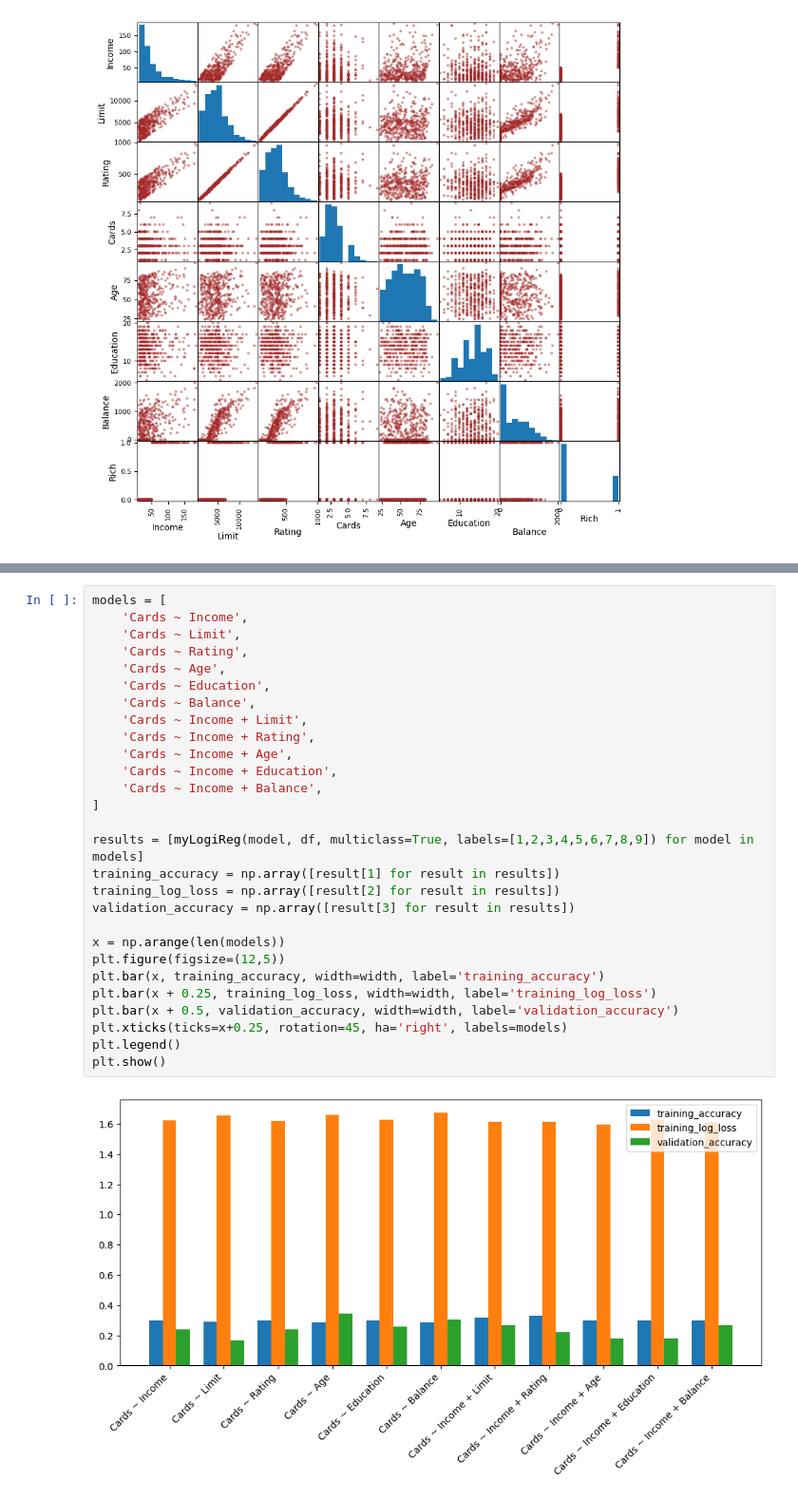
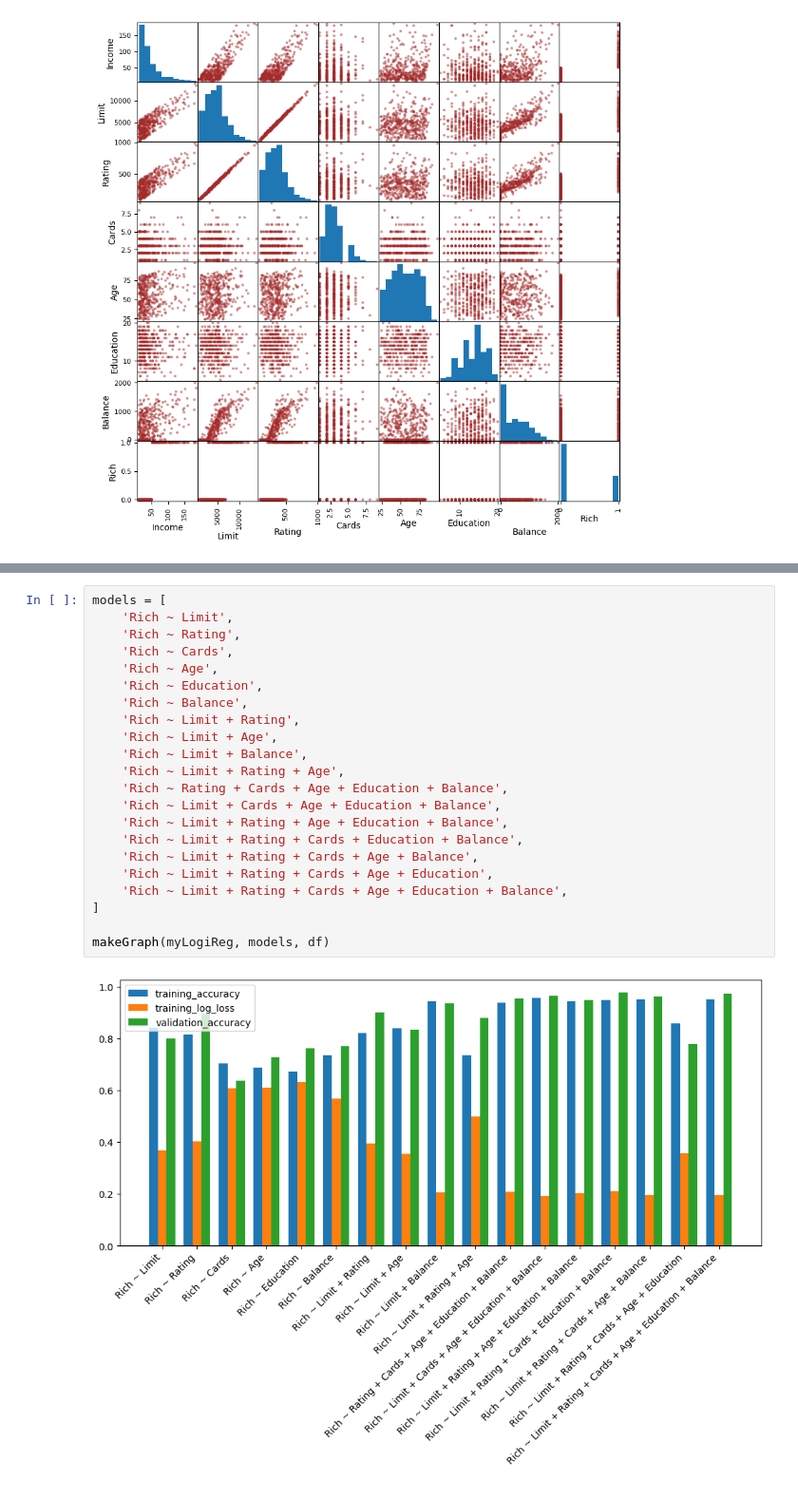
Before and after one commit to pucikplay/DM, a Jupyter notebook: L4/ex12.ipynb, the cells around one changed output, grey strips where cells are left out. Shown at 95% size. Saved outputs shown, nothing was run; the diff lists cells and outputs as text.

```diff
--- a/L4/ex12.ipynb
+++ b/L4/ex12.ipynb
@@ -148,30 +103,24 @@ plt.show()
-# %%
-models = [
-    'Cards ~ Income',
-    'Cards ~ Limit',
-    'Cards ~ Rating',
-    'Cards ~ Age',
-    'Cards ~ Education',
-    'Cards ~ Balance',
-    'Cards ~ Income + Limit',
-    'Cards ~ Income + Rating',
-    'Cards ~ Income + Age',
-    'Cards ~ Income + Education',
-    'Cards ~ Income + Balance',
-]
-
-results = [myLogiReg(model, df, multiclass=True, labels=[1,2,3,4,5,6,7,8,9]) for model in models]
-training_accuracy = np.array([result[1] for result in results])
-training_log_loss = np.array([result[2] for result in results])
-validation_accuracy = np.array([result[3] for result in results])
-
-x = np.arange(len(models))
-plt.figure(figsize=(12,5))
-plt.bar(x, training_accuracy, width=width, label='training_accuracy')
-plt.bar(x + 0.25, training_log_loss, width=width, label='training_log_loss')
-plt.bar(x + 0.5, validation_accuracy, width=width, label='validation_accuracy')
-plt.xticks(ticks=x+0.25, rotation=45, ha='right', labels=models)
-plt.legend()
-plt.show()
-# %% [output]
-[figure, removed]
+# %%
+models = [
+    'Rich ~ Limit',
+    'Rich ~ Rating',
+    'Rich ~ Cards',
+    'Rich ~ Age',
+    'Rich ~ Education',
+    'Rich ~ Balance',
+    'Rich ~ Limit + Rating',
+    'Rich ~ Limit + Age',
+    'Rich ~ Limit + Balance',
+    'Rich ~ Limit + Rating + Age',
+    'Rich ~ Rating + Cards + Age + Education + Balance',
+    'Rich ~ Limit + Cards + Age + Education + Balance',
+    'Rich ~ Limit + Rating + Age + Education + Balance',
+    'Rich ~ Limit + Rating + Cards + Education + Balance',
+    'Rich ~ Limit + Rating + Cards + Age + Balance',
+    'Rich ~ Limit + Rating + Cards + Age + Education',
+    'Rich ~ Limit + Rating + Cards + Age + Education + Balance',
+]
+
+makeGraph(myLogiReg, models, df)
+# %% [output]
+[figure, added]
```
Also changed, not shown: parts of 3 cells of this notebook.
